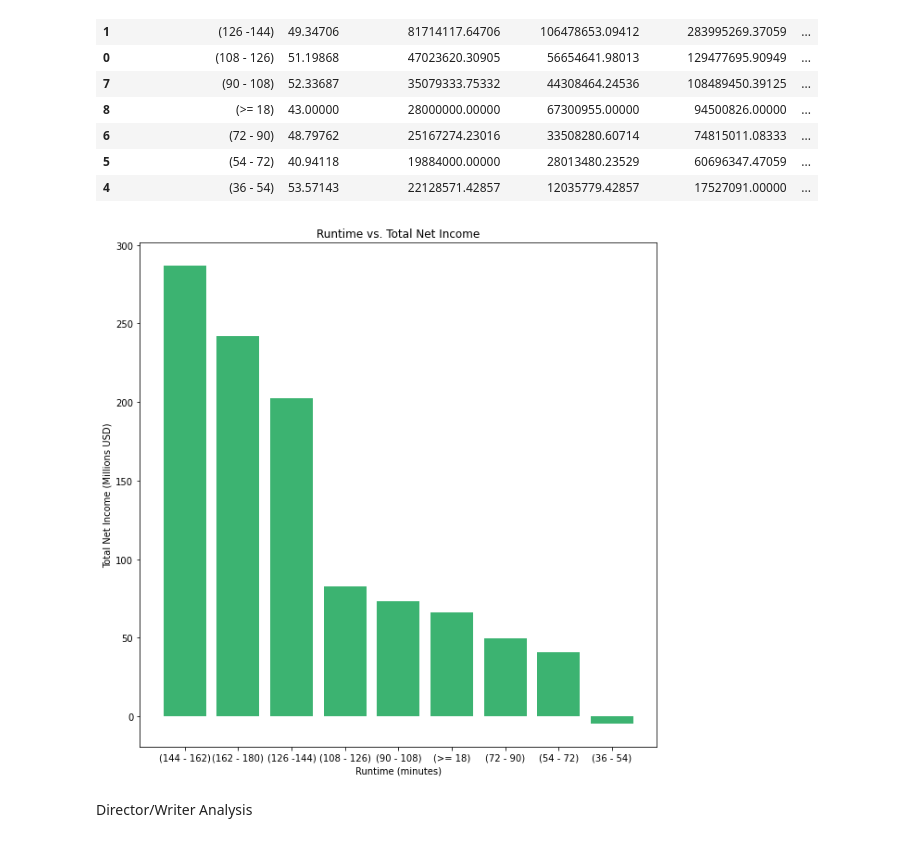
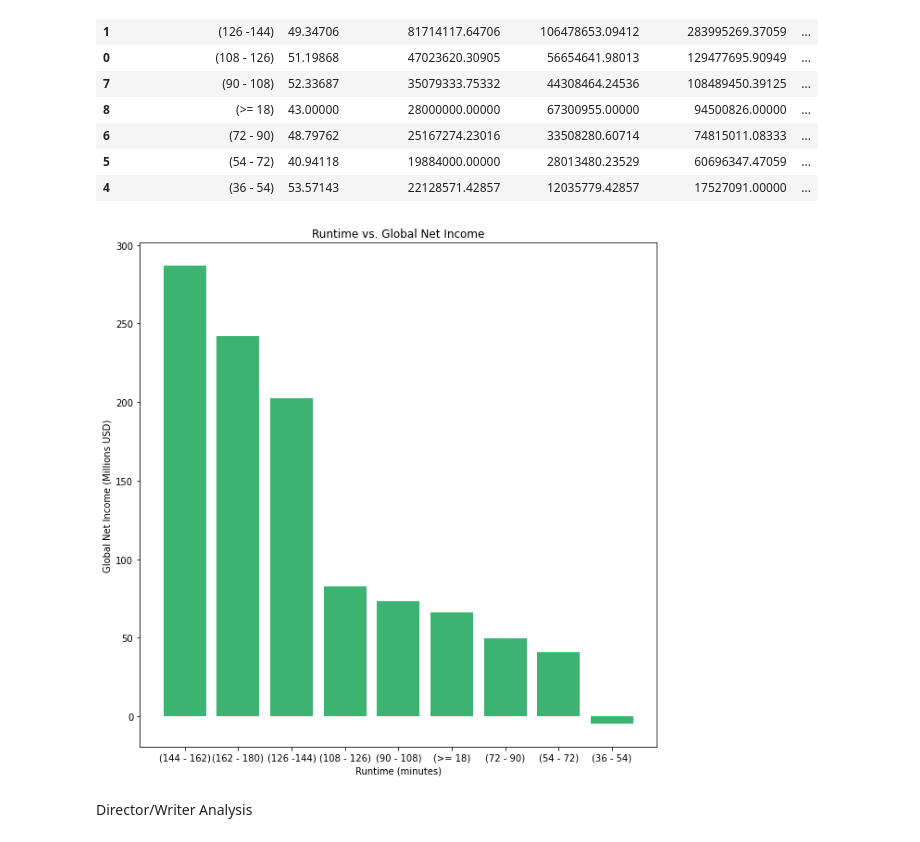
Before and after one commit to anita-camlic/Movie_Studio_Analysis, a Jupyter notebook: Movie Studio Analysis.ipynb, the cells around one changed output. Drawn from its saved outputs; the diff is of its cells as text; code cells hidden in the pictures.

Commit message:
correcting typos on chart labels

```diff
--- a/Movie Studio Analysis.ipynb
+++ b/Movie Studio Analysis.ipynb
@@ -842,14 +842,14 @@ new_df
 # %%
 #plot these bins
 fig,ax = plt.subplots(figsize = (10,10))
 plt.ticklabel_format(style='plain')
 ax.bar(new_df['runtime_minutes_binned'],new_df['net_income']/1000000,color='mediumseagreen')
 ax.set_xlabel('Runtime (minutes)')
-ax.set_ylabel('Total Net Income (Millions USD)')
-ax.set_title('Runtime vs. Total Net Income')
+ax.set_ylabel('Global Net Income (Millions USD)')
+ax.set_title('Runtime vs. Global Net Income')
 plt.savefig("./charts_jpg/runtime_v_total_net_sales.jpg",bbox_inches='tight');
 # %% [output]
-[figure, old version]
+[figure, new version]
 # %% [markdown]
 Director/Writer Analysis
 # %%
```
Also changed, not shown: parts of 8 cells of this notebook, 5 other files.
